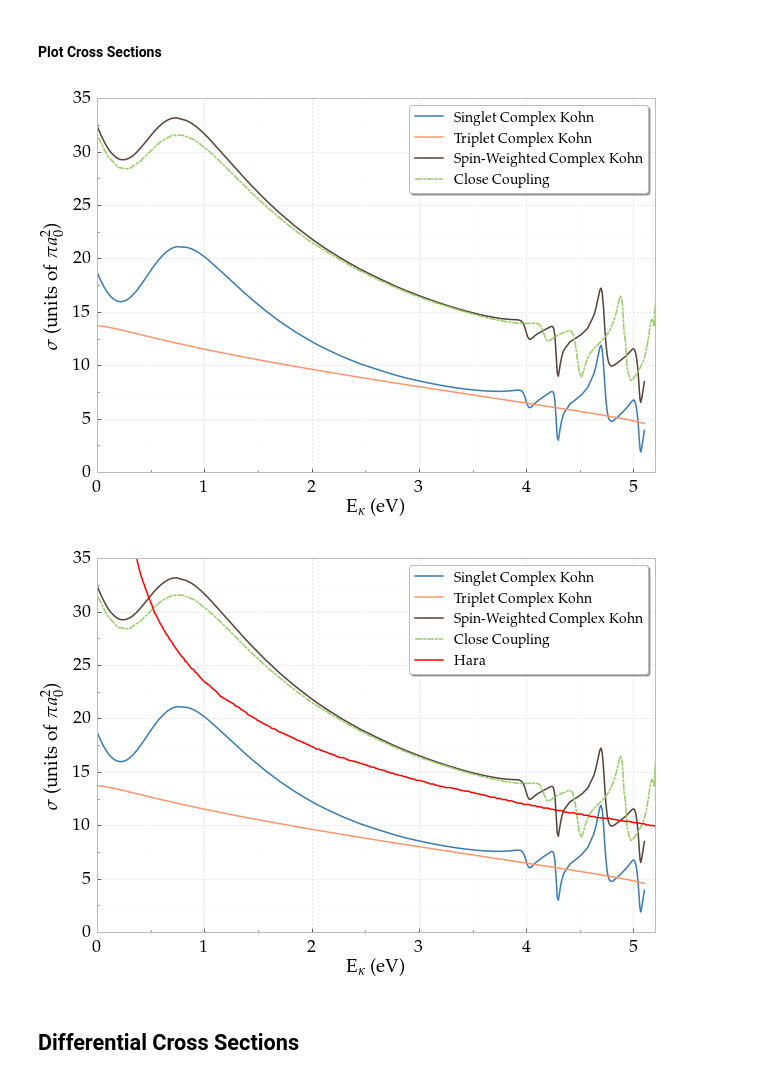
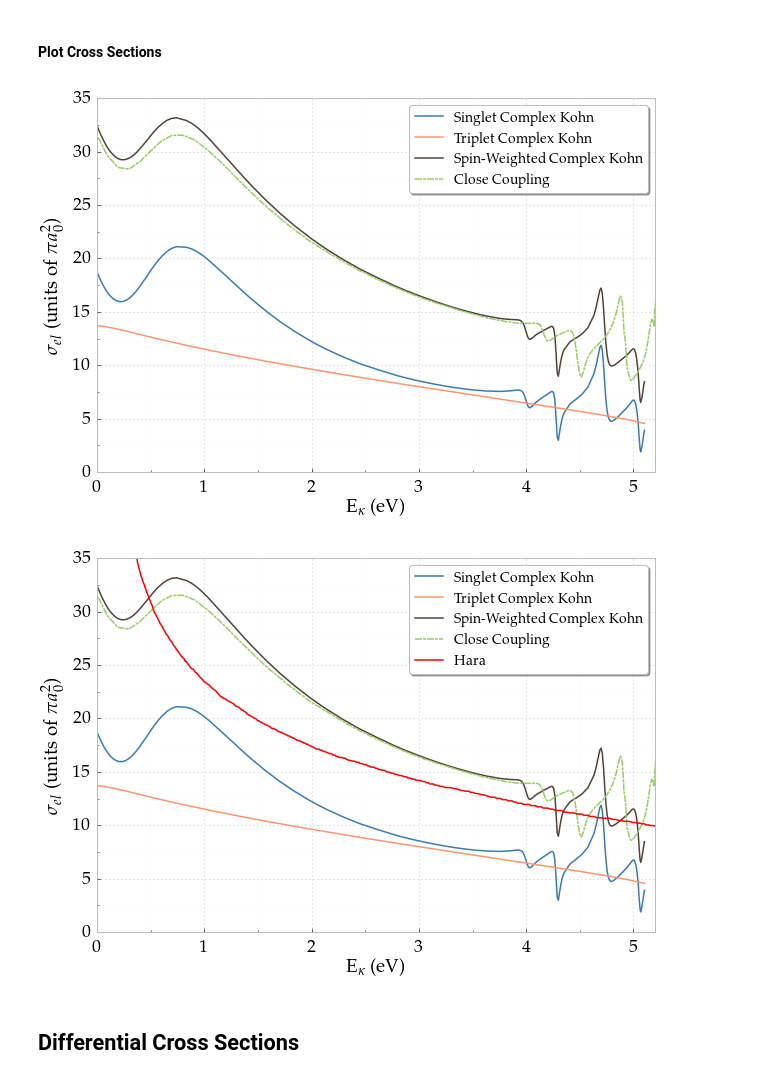
Before and after one commit to DentonW/Papers, a Jupyter notebook: PRA PsH/IPython/Paper Images.ipynb, the cells around one changed output. Cells and saved outputs as stored; diff of their text form; code cells hidden in the pictures.

```diff
--- a/PRA PsH/IPython/Paper Images.ipynb
+++ b/PRA PsH/IPython/Paper Images.ipynb
@@ -550,18 +550,18 @@ datanpt = np.transpose(datanp)
 # %%
 df.plot(x='E', y='Cross1', marker='.', markersize=0.01, label='Singlet Complex Kohn', color=singletcolor)
 df.plot(x='E', y='Cross3', marker='.', markersize=0.01, label='Triplet Complex Kohn', color=tripletcolor)
 df.plot(x='E', y='Cross', marker='.', markersize=0.01, label='Spin-Weighted Complex Kohn', color=combinedcolor)
 line, = pyplot.plot(datanpt[0], datanpt[1], label='Close Coupling', color='#99CC66')  #, ls = 'dashed'
 line.set_dashes([7, 1, 3, 1])  # 7 points on, 1 point off, 3 points on, 1 point off
 pyplot.xlabel(r"${\rm{E}}_{\kappa}$ (eV)")
-pyplot.ylabel(r"$\sigma$ (units of $\pi a_0^2$)")
+pyplot.ylabel(r"$\sigma_{el}$ (units of $\pi a_0^2$)")
 pyplot.legend(loc='upper right', shadow=True)
 pyplot.xlim([0,5.2])
 FixPlot(plt)
 pyplot.savefig("combined-cross-sections.pdf", bbox_inches='tight')
 pyplot.show()
 # %% [output]
-[figure, old version]
+[figure, new version]
 # %%
 datanph = numpy.loadtxt('Hara - Total CS.csv', dtype=float, delimiter=',')
 datanpth = np.transpose(datanph)
@@ -573,7 +573,7 @@ line, = pyplot.plot(datanpt[0], datanpt[1], label='Close Coupling', color='#99CC
 line.set_dashes([7, 1, 3, 1])  # 7 points on, 1 point off, 3 points on, 1 point off
 line, = pyplot.plot(ktoE(datanpth[0]), datanpth[1]/pi, label='Hara', color='red')  #, ls = 'dashed'
 pyplot.xlabel(r"${\rm{E}}_{\kappa}$ (eV)")
-pyplot.ylabel(r"$\sigma$ (units of $\pi a_0^2$)")
+pyplot.ylabel(r"$\sigma_{el}$ (units of $\pi a_0^2$)")
 pyplot.legend(loc='upper right', shadow=True)
 pyplot.xlim([0,5.2])
 pyplot.ylim([0,35])
@@ -581,7 +581,7 @@ FixPlot(plt)
 pyplot.savefig("hara-combined-cross-sections.pdf", bbox_inches='tight')
 pyplot.show()
 # %% [output]
-[figure, old version]
+[figure, new version]
 # %% [markdown]
 ## Differential Cross Sections
 # %% [markdown]
```
Also changed, not shown: parts of 1 cell of this notebook, 3 other files.
